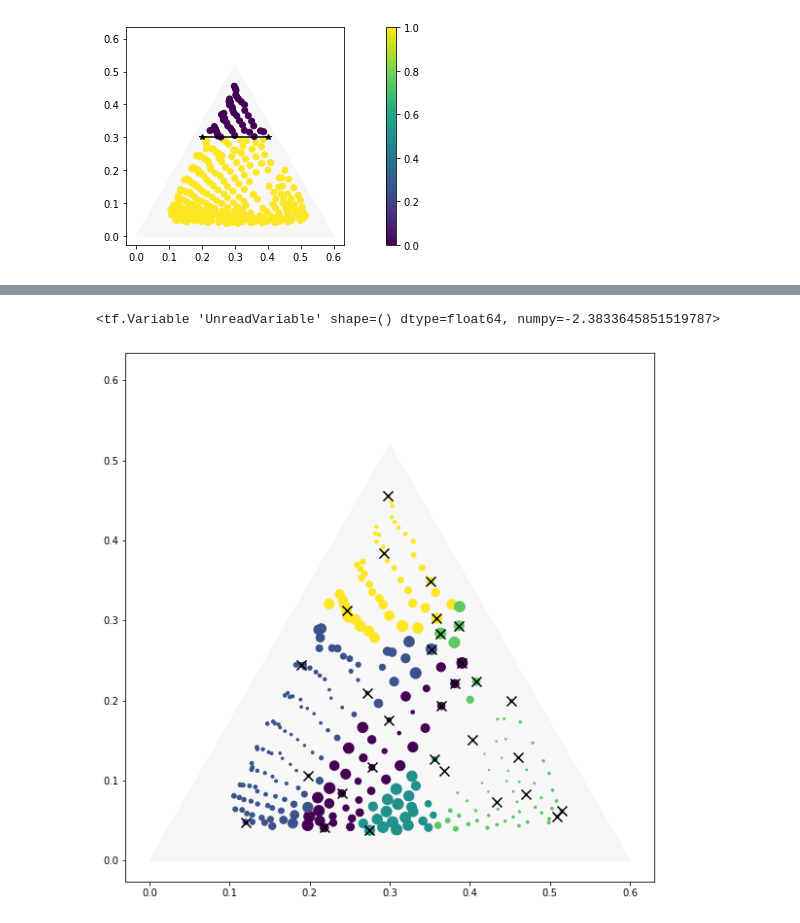
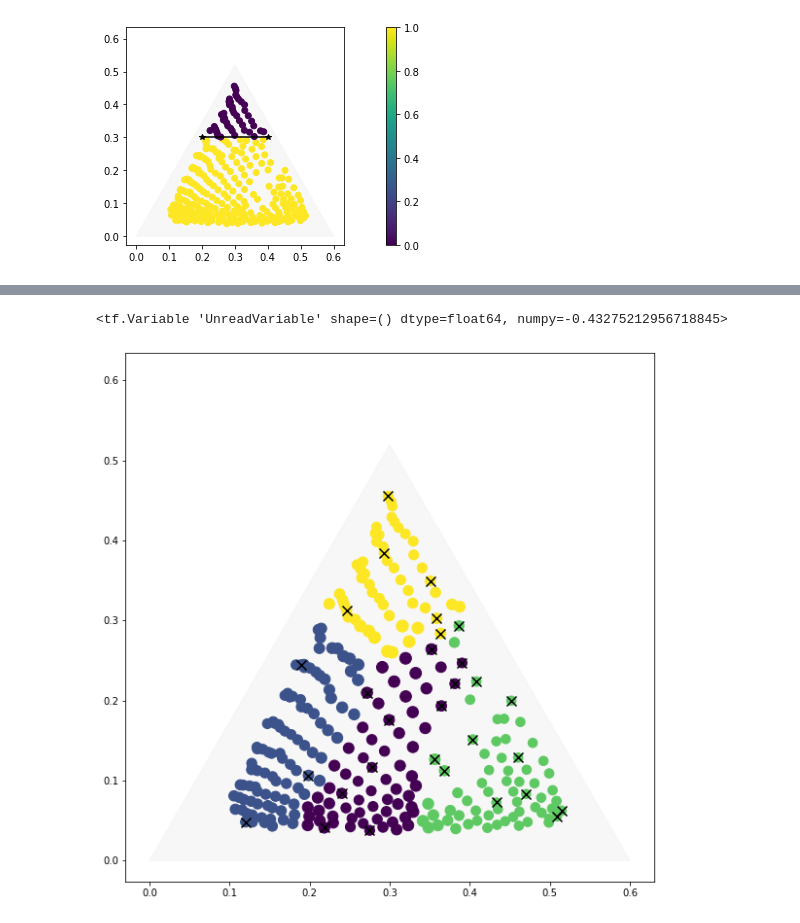
Before and after one commit to fadams-umd/CAMEO-HITL, a Jupyter notebook: gpc_test.ipynb, the cells around one changed output, grey strips where cells are left out. Cells and saved outputs as stored; diff of their text form; code cells hidden in the pictures.

```diff
--- a/gpc_test.ipynb
+++ b/gpc_test.ipynb
@@ -167,7 +169,11 @@ data = (cartesian[measured, :], labels)
 
 kernel = gpflow.kernels.Matern32(lengthscales=[1, 1])
 
+# gpflow.utilities.set_trainable(kernel.variance, False)
+
 invlink = gpflow.likelihoods.RobustMax(num_clusters)
+
+gpflow.utilities.set_trainable(invlink.epsilon, True)
 
 likelihood = gpflow.likelihoods.MultiClass(num_clusters, invlink=invlink)
 
@@ -266,16 +272,23 @@ plt.show()
 [figure]
 # %%
 # kernel for user input
-prior_kernel = gpflow.kernels.SquaredExponential(active_dims=[2],
-                                                 lengthscales=0.001,
-                                                 variance=1)
+user_kernel = gpflow.kernels.SquaredExponential(active_dims=[2],
+                                                lengthscales=0.001,
+                                                variance=1)
 
-# # fix the prior kernel lengthscale and variance
-gpflow.utilities.set_trainable(prior_kernel.lengthscales, False)
-# gpflow.utilities.set_trainable(prior_kernel.variance, False)
+# fix the prior kernel lengthscale and variance
+gpflow.utilities.set_trainable(user_kernel.lengthscales, False)
+# gpflow.utilities.set_trainable(user_kernel.variance, False)
 
 # add prior kernel to clustering kernel
-hitl_kernel = gpflow.kernels.Matern32(active_dims=[0, 1]) + prior_kernel
+composition_kernel = gpflow.kernels.Matern32(active_dims=[0, 1],
+                                             lengthscales=[1, 1])
+
+# fix the composition kernel variance
+# gpflow.utilities.set_trainable(composition_kernel.variance, False)
+
+# combine the two kernels
+hitl_kernel = composition_kernel + user_kernel
 
 # organize hitl input data
 hitl_data = np.column_stack((cartesian, user_labels))
@@ -283,6 +296,8 @@ hitl_data = np.column_stack((cartesian, user_labels))
 hitl_input = (hitl_data[measured, :], labels)
 
 invlink = gpflow.likelihoods.RobustMax(num_clusters)
+
+gpflow.utilities.set_trainable(invlink.epsilon, True)
 
 likelihood = gpflow.likelihoods.MultiClass(num_clusters, invlink=invlink)
 
@@ -324,8 +339,7 @@ hitl_gp_model
 # %%
-base_variance = hitl_gp_model.kernel.kernels[0].variance
-hitl_gp_model.kernel.kernels[1].variance.assign(base_variance * 0.1)
+# hitl_gp_model.kernel.kernels[1].variance.assign(0.5)
 # %% [output]
-<tf.Variable 'UnreadVariable' shape=() dtype=float64, numpy=-2.3833645851519787>
+<tf.Variable 'UnreadVariable' shape=() dtype=float64, numpy=-0.43275212956718845>
 # %%
 hitl_y_mean, hitl_y_variance = tuple(
     t.numpy() for t in hitl_gp_model.predict_y(hitl_data))
@@ -334,24 +348,24 @@ hitl_f_mean, hitl_f_variance = tuple(
 # %%
 hitl_gp_labels = np.argmax(hitl_y_mean, axis=1)
 
 fig, ax = plt.subplots(figsize=(10, 10))
 tax = ternary.TernaryAxesSubplot(ax, scale=0.6)
 
-hitl_label_variances = [v[l] for v, l in zip(hitl_y_variance, hitl_gp_labels)]
+hitl_label_entropy = [entropy(l) for l in hitl_y_mean]
 
 tax.get_axes().scatter(cartesian[:, 0],
                        cartesian[:, 1],
                        c=gp_labels,
-                       s=[500 * variance for variance in hitl_label_variances])
+                       s=[100 * e for e in hitl_label_entropy])
 
 tax.get_axes().scatter(cartesian[measured, 0],
                        cartesian[measured, 1],
                        color=[0, 0, 0],
                        marker='x',
                        s=100)
 
 tax.get_axes().axis('square')
 
 plt.show()
 # %% [output]
-[figure, old version]
+[figure, new version]
```
Also changed, not shown: parts of 9 cells of this notebook.
